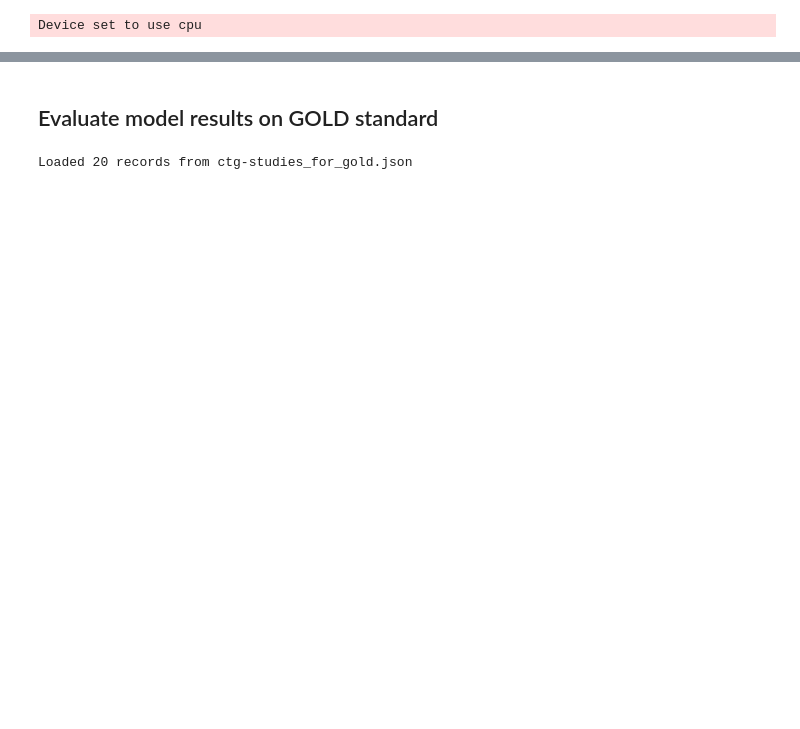
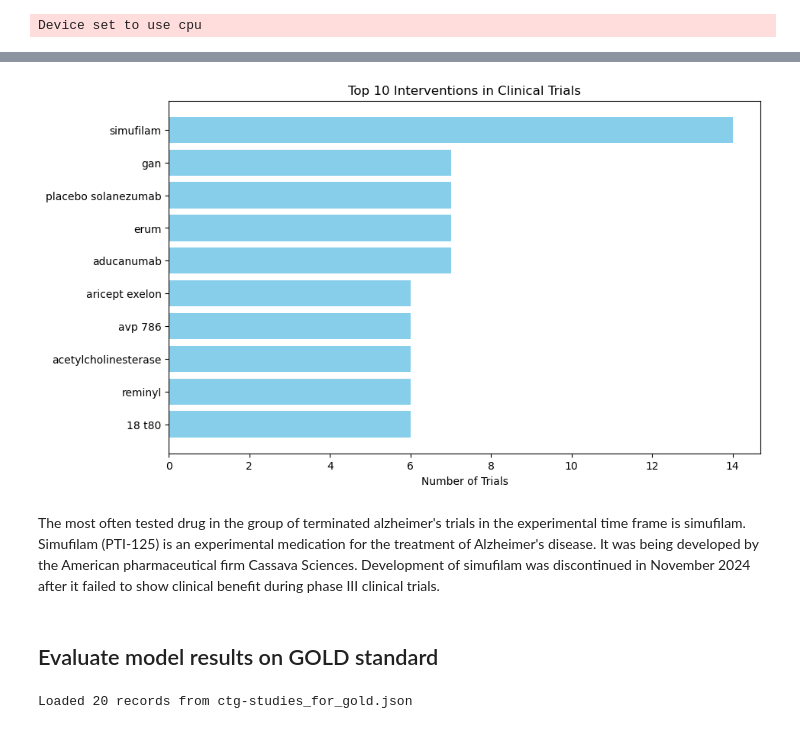
Before and after one commit to ElenJ/biomed-extractor, a Jupyter notebook: app/nlp/demo_inference.ipynb, the cells around one changed output, grey strips where cells are left out. Drawn from its saved outputs; the diff is of its cells as text; code cells hidden in the pictures; blank space fills up the shorter version.

```diff
--- a/app/nlp/demo_inference.ipynb
+++ b/app/nlp/demo_inference.ipynb
@@ -55,0 +80,11 @@ Asking to truncate to max_length but no maximum length is provided and the model
+# %%
+interventions_tested = ner_res_copy.groupby('intervention_extracted').agg(count=('intervention_extracted', 'size')).sort_values(by='count', ascending=False)
+# Filter out empty intervention labels
+interventions_tested = interventions_tested[interventions_tested.index != '']
+interventions_tested
+
+ner_res_copy.groupby('intervention_extracted').agg(count=('intervention_extracted', 'size')).sort_values(by='count', ascending=False)
+
+#ner_res_copy.groupby(['intervention_extracted', 'comparator_extracted'])
+#    .agg(count=('intervention_extracted', 'size'))
+#    .sort_values(by='count', ascending=False) "
@@ -56,3 +106,18 @@ Asking to truncate to max_length but no maximum length is provided and the model
+# %%
+import matplotlib.pyplot as plt
+# Plot the top 10 interventions
+top_n = 10
+top_interventions = interventions_tested.head(top_n)
+plt.figure(figsize=(10, 6))
+plt.barh(top_interventions.index, top_interventions['count'], color='skyblue')
+plt.xlabel('Number of Trials')
+plt.title(f'Top {top_n} Interventions in Clinical Trials')
+plt.gca().invert_yaxis()  # Highest values on top\n",
+plt.show()
+# %% [output]
+[figure, added]
+# %% [markdown]
+The most often tested drug in the group of terminated alzheimer's trials in the experimental time frame is simufilam. Simufilam (PTI-125) is an experimental medication for the treatment of Alzheimer's disease. It was being developed by the American pharmaceutical firm Cassava Sciences. Development of simufilam was discontinued in November 2024 after it failed to show clinical benefit during phase III clinical trials.
 # %% [markdown]
 ## Evaluate model results on GOLD standard
 # %%
```
Also changed, not shown: parts of 11 cells of this notebook, 1 other file.
